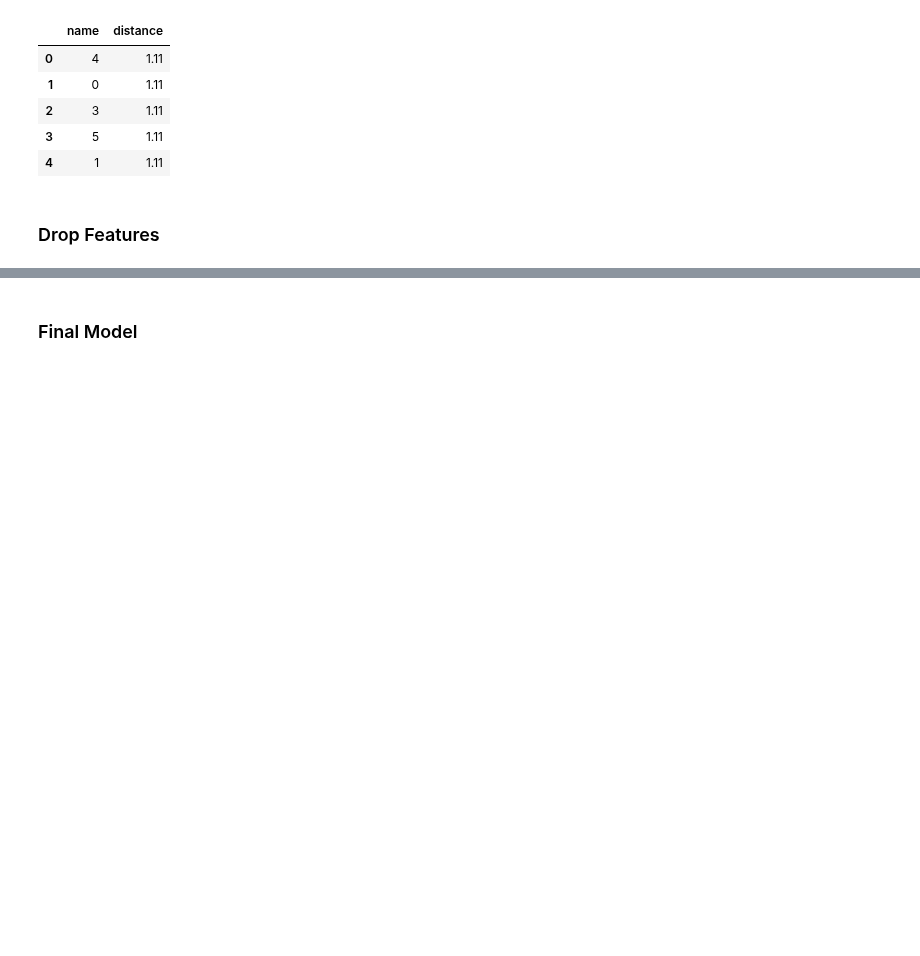
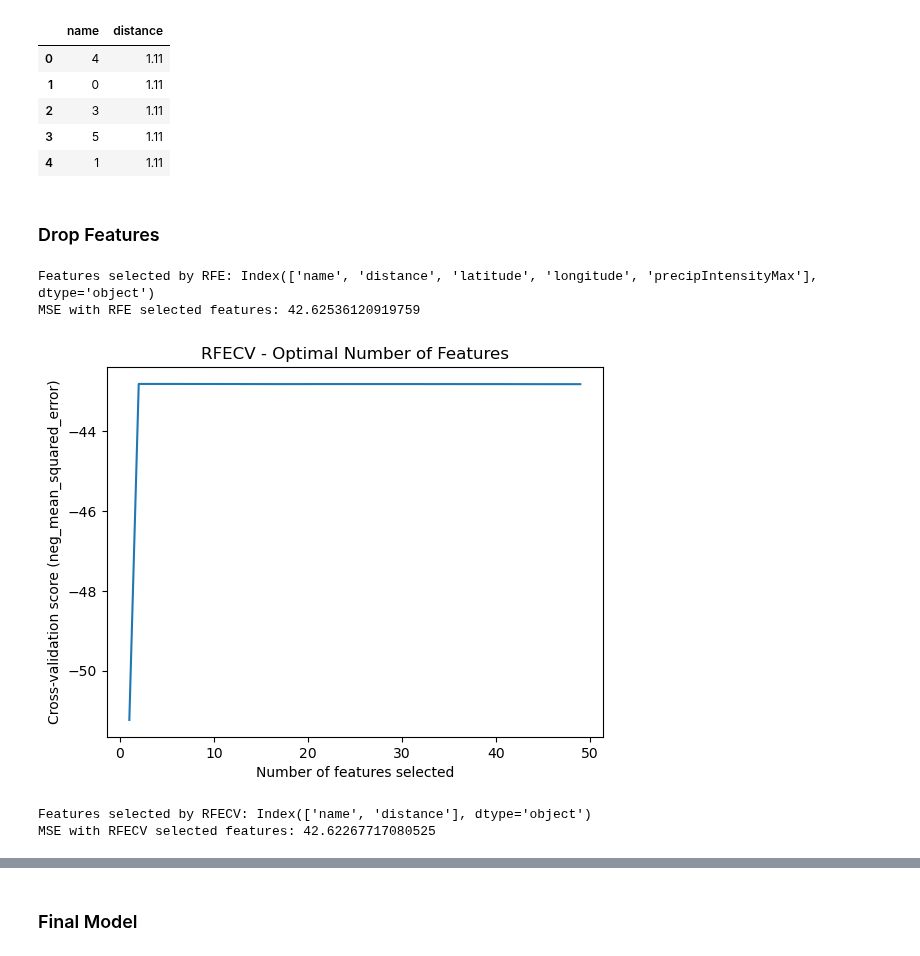
Before and after one commit to achchala/rideshare-predictive-pricing, a Jupyter notebook: notebooks/data_feature_engineering.ipynb, the cells around one changed output, grey strips where cells are left out. Cells and saved outputs as stored; diff of their text form; code cells hidden in the pictures; blank space fills up the shorter version.

```diff
--- a/notebooks/data_feature_engineering.ipynb
+++ b/notebooks/data_feature_engineering.ipynb
@@ -506,0 +469,56 @@ XX.head()
+# %%
+
+# Assuming df is your DataFrame and it's already loaded
+X = df.drop(columns=['price', 'id'])
+y = df['price']
+
+# Splitting dataset into training and testing
+X_train, X_test, y_train, y_test = train_test_split(X, y, test_size=0.2, random_state=42)
+
+# Initialize the model to be used
+model = LinearRegression()
+
+# RFE
+rfe = RFE(estimator=model, n_features_to_select=5) # Adjust n_features_to_select as needed
+rfe = rfe.fit(X_train, y_train)
+
+# Features selected by RFE
+features_selected_rfe = X_train.columns[rfe.support_]
+print("Features selected by RFE:", features_selected_rfe)
+
+# Evaluate model performance with selected features
+model.fit(X_train[features_selected_rfe], y_train)
+y_pred = model.predict(X_test[features_selected_rfe])
+mse = mean_squared_error(y_test, y_pred)
+print("MSE with RFE selected features:", mse)
+
+# RFECV
+rfecv = RFECV(estimator=model, step=1, cv=5, scoring='neg_mean_squared_error') # 5-fold cross-validation
+rfecv = rfecv.fit(X_train, y_train)
+
+# Plot number of features VS. cross-validation scores (updated for newer scikit-learn versions)
+plt.figure()
+plt.xlabel("Number of features selected")
+plt.ylabel("Cross-validation score (neg_mean_squared_error)")
+
+# Update the plotting line to match the new attribute
+plt.plot(range(1, len(rfecv.cv_results_['mean_test_score']) + 1), rfecv.cv_results_['mean_test_score'])
+plt.title('RFECV - Optimal Number of Features')
+plt.show()
+
+
+# Features selected by RFECV
+features_selected_rfecv = X_train.columns[rfecv.support_]
+print("Features selected by RFECV:", features_selected_rfecv)
+
+# Evaluate model performance with selected features
+model.fit(X_train[features_selected_rfecv], y_train)
+y_pred = model.predict(X_test[features_selected_rfecv])
+mse = mean_squared_error(y_test, y_pred)
+print("MSE with RFECV selected features:", mse)
+# %% [output]
+Features selected by RFE: Index(['name', 'distance', 'latitude', 'longitude', 'precipIntensityMax'], dtype='object')
+MSE with RFE selected features: 42.62536120919759
+[figure, added]
+Features selected by RFECV: Index(['name', 'distance'], dtype='object')
+MSE with RFECV selected features: 42.62267717080525
```
Also changed, not shown: parts of 37 cells of this notebook.
